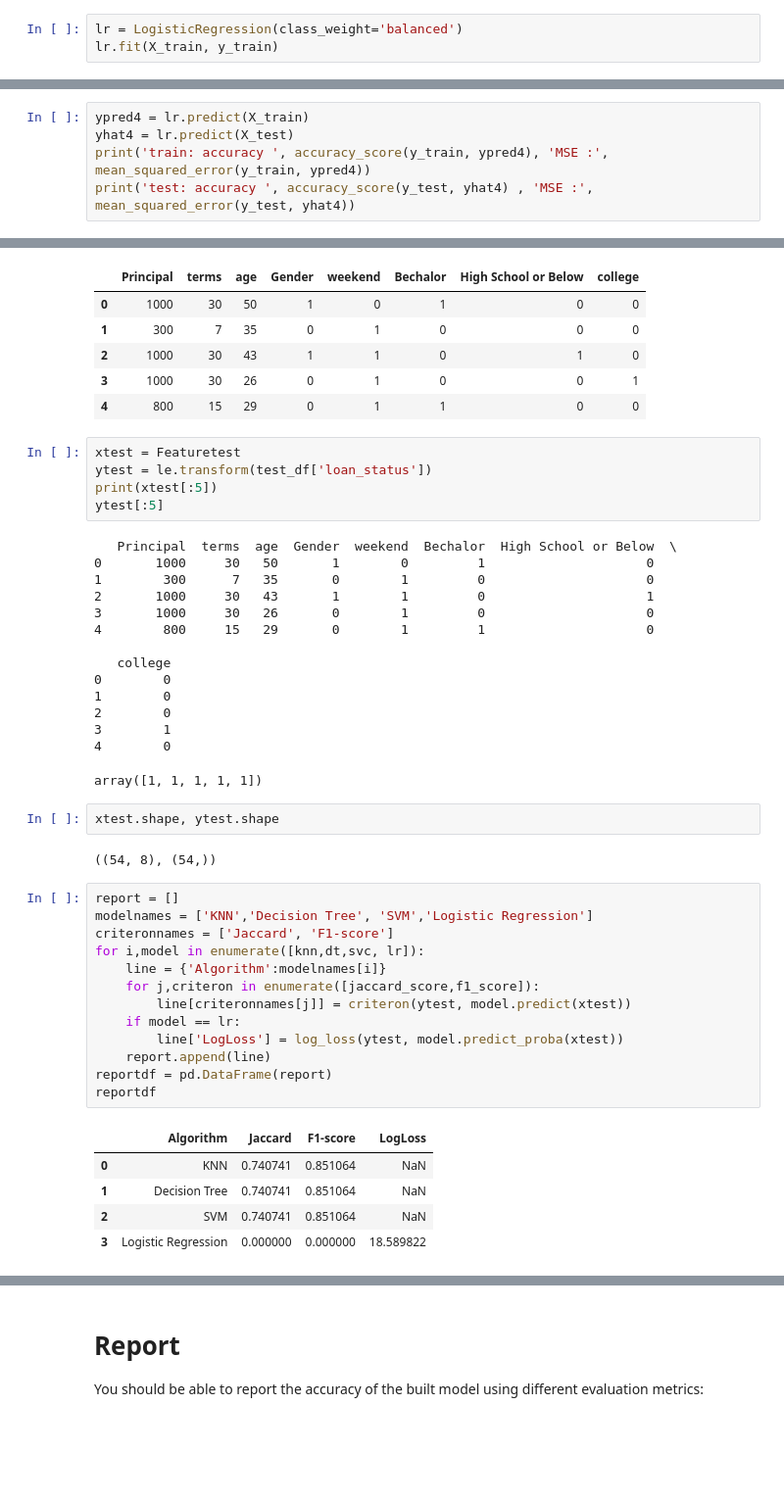
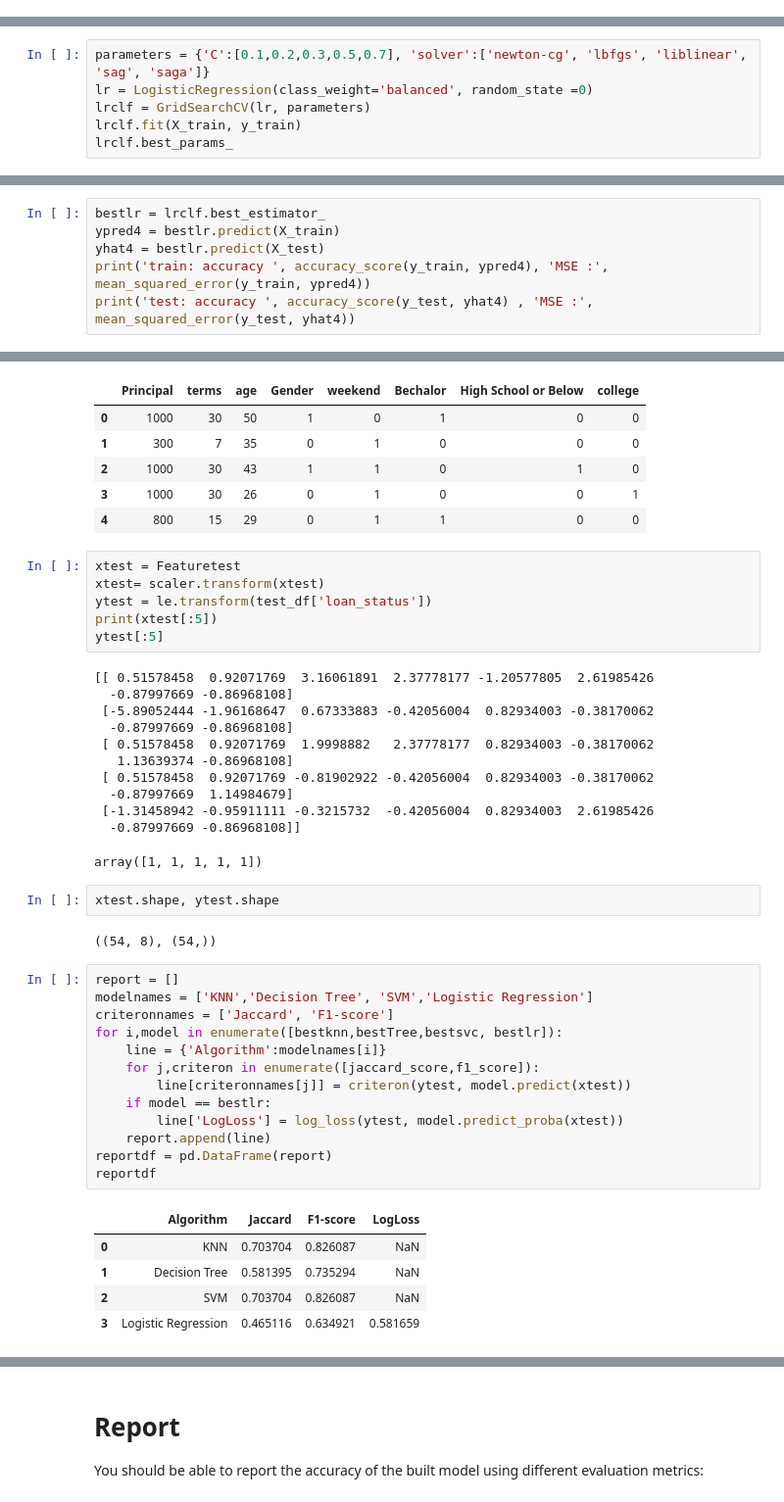
Before and after one commit to DaiZack/IBMdataCourse, a Jupyter notebook: Final Assignment.ipynb, the cells around one changed output, grey strips where cells are left out. Shown at 98% size. Saved outputs shown, nothing was run; the diff lists cells and outputs as text; blank space fills up the shorter version.

```diff
--- a/Final Assignment.ipynb
+++ b/Final Assignment.ipynb
@@ -343,6 +387,3 @@ test: accuracy  0.7428571428571429 MSE : 0.2571428571428571
 # Logistic Regression
 # %%
 from sklearn.linear_model import LogisticRegression
-# %%
-lr = LogisticRegression(class_weight='balanced')
-lr.fit(X_train, y_train)
@@ -350,0 +390,6 @@ LogisticRegression(class_weight='balanced')
+# %%
+parameters = {'C':[0.1,0.2,0.3,0.5,0.7], 'solver':['newton-cg', 'lbfgs', 'liblinear', 'sag', 'saga']}
+lr = LogisticRegression(class_weight='balanced', random_state =0)
+lrclf = GridSearchCV(lr, parameters)
+lrclf.fit(X_train, y_train)
+lrclf.best_params_
@@ -351,6 +402,7 @@ LogisticRegression(class_weight='balanced')
 # %%
-ypred4 = lr.predict(X_train)
-yhat4 = lr.predict(X_test)
+bestlr = lrclf.best_estimator_
+ypred4 = bestlr.predict(X_train)
+yhat4 = bestlr.predict(X_test)
 print('train: accuracy ', accuracy_score(y_train, ypred4), 'MSE :', mean_squared_error(y_train, ypred4))
 print('test: accuracy ', accuracy_score(y_test, yhat4) , 'MSE :', mean_squared_error(y_test, yhat4))
 # %% [output]
@@ -420,23 +472,21 @@ Featuretest.head()
 | 4 | 800 | 15 | 29 | 0 | 1 | 1 | 0 | 0 |
 # %%
 xtest = Featuretest
+xtest= scaler.transform(xtest)
 ytest = le.transform(test_df['loan_status'])
 print(xtest[:5])
 ytest[:5]
 # %% [output]
-   Principal  terms  age  Gender  weekend  Bechalor  High School or Below  \
-0       1000     30   50       1        0         1                     0
-1        300      7   35       0        1         0                     0
-2       1000     30   43       1        1         0                     1
-3       1000     30   26       0        1         0                     0
-4        800     15   29       0        1         1                     0
-
-   college
-0        0
-1        0
-2        0
-3        1
-4        0
+[[ 0.51578458  0.92071769  3.16061891  2.37778177 -1.20577805  2.61985426
+  -0.87997669 -0.86968108]
+ [-5.89052444 -1.96168647  0.67333883 -0.42056004  0.82934003 -0.38170062
+  -0.87997669 -0.86968108]
+ [ 0.51578458  0.92071769  1.9998882   2.37778177  0.82934003 -0.38170062
+   1.13639374 -0.86968108]
+ [ 0.51578458  0.92071769 -0.81902922 -0.42056004  0.82934003 -0.38170062
+  -0.87997669  1.14984679]
+ [-1.31458942 -0.95911111 -0.3215732  -0.42056004  0.82934003  2.61985426
+  -0.87997669 -0.86968108]]
 array([1, 1, 1, 1, 1])
 # %%
 xtest.shape, ytest.shape
@@ -445,19 +495,19 @@ xtest.shape, ytest.shape
 # %%
 report = []
 modelnames = ['KNN','Decision Tree', 'SVM','Logistic Regression']
 criteronnames = ['Jaccard', 'F1-score']
-for i,model in enumerate([knn,dt,svc, lr]):
+for i,model in enumerate([bestknn,bestTree,bestsvc, bestlr]):
     line = {'Algorithm':modelnames[i]}
     for j,criteron in enumerate([jaccard_score,f1_score]):
         line[criteronnames[j]] = criteron(ytest, model.predict(xtest))
-    if model == lr:
+    if model == bestlr:
         line['LogLoss'] = log_loss(ytest, model.predict_proba(xtest))
     report.append(line)
 reportdf = pd.DataFrame(report)
 reportdf
 # %% [output]
 |  | Algorithm | Jaccard | F1-score | LogLoss |
-| 0 | KNN | 0.740741 | 0.851064 | NaN |
-| 1 | Decision Tree | 0.740741 | 0.851064 | NaN |
-| 2 | SVM | 0.740741 | 0.851064 | NaN |
-| 3 | Logistic Regression | 0.000000 | 0.000000 | 18.589822 |
+| 0 | KNN | 0.703704 | 0.826087 | NaN |
+| 1 | Decision Tree | 0.581395 | 0.735294 | NaN |
+| 2 | SVM | 0.703704 | 0.826087 | NaN |
+| 3 | Logistic Regression | 0.465116 | 0.634921 | 0.581659 |
```
Also changed, not shown: parts of 28 cells of this notebook.
